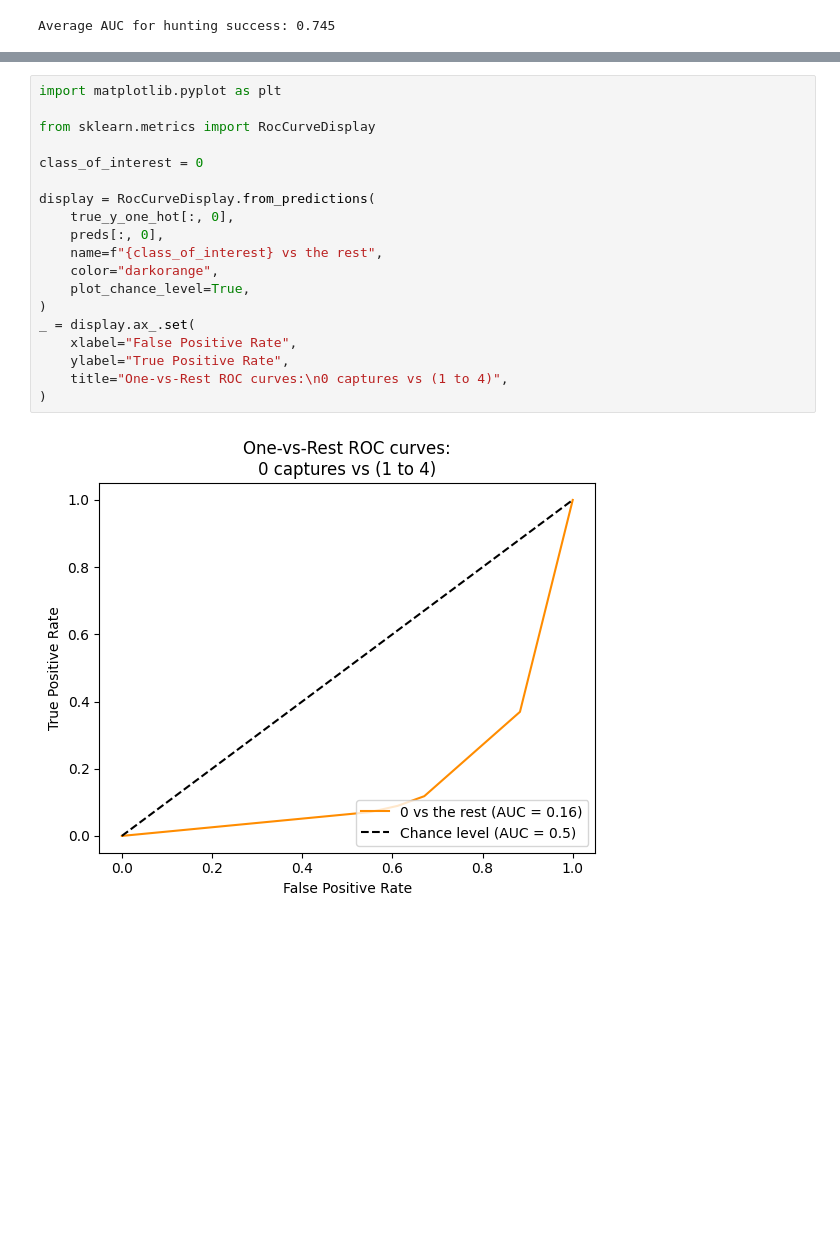
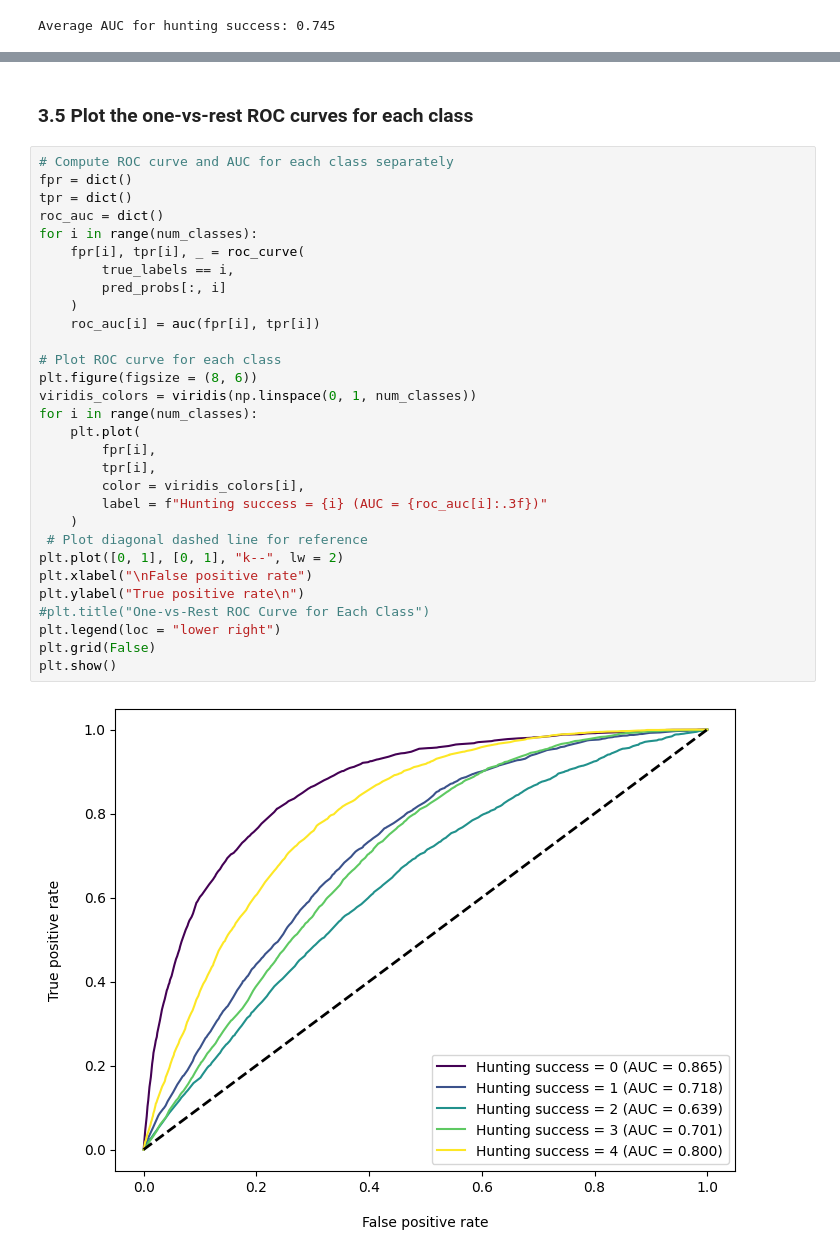
Before and after one commit to quantitative-ecologist/causal_predator-prey_int, a Jupyter notebook: code/models/eval-BayesNet.ipynb, the cells around one changed output, grey strips where cells are left out. Cells and saved outputs as stored; diff of their text form; blank space fills up the shorter version.

```diff
--- a/code/models/eval-BayesNet.ipynb
+++ b/code/models/eval-BayesNet.ipynb
@@ -153,24 +158,37 @@ plt.grid(False)
 plt.show()
 # %% [output]
 [figure]
-# %%
-import matplotlib.pyplot as plt
-
-from sklearn.metrics import RocCurveDisplay
-
-class_of_interest = 0
-
-display = RocCurveDisplay.from_predictions(
-    true_y_one_hot[:, 0],
-    preds[:, 0],
-    name=f"{class_of_interest} vs the rest",
-    color="darkorange",
-    plot_chance_level=True,
-)
-_ = display.ax_.set(
-    xlabel="False Positive Rate",
-    ylabel="True Positive Rate",
-    title="One-vs-Rest ROC curves:\n0 captures vs (1 to 4)",
-)
-# %% [output]
-[figure, removed]
+# %% [markdown]
+### 3.5 Plot the one-vs-rest ROC curves for each class
+# %%
+# Compute ROC curve and AUC for each class separately
+fpr = dict()
+tpr = dict()
+roc_auc = dict()
+for i in range(num_classes):
+    fpr[i], tpr[i], _ = roc_curve(
+        true_labels == i,
+        pred_probs[:, i]
+    )
+    roc_auc[i] = auc(fpr[i], tpr[i])
+
+# Plot ROC curve for each class
+plt.figure(figsize = (8, 6))
+viridis_colors = viridis(np.linspace(0, 1, num_classes))
+for i in range(num_classes):
+    plt.plot(
+        fpr[i],
+        tpr[i],
+        color = viridis_colors[i],
+        label = f"Hunting success = {i} (AUC = {roc_auc[i]:.3f})"
+    )
+ # Plot diagonal dashed line for reference
+plt.plot([0, 1], [0, 1], "k--", lw = 2)
+plt.xlabel("\nFalse positive rate")
+plt.ylabel("True positive rate\n")
+#plt.title("One-vs-Rest ROC Curve for Each Class")
+plt.legend(loc = "lower right")
+plt.grid(False)
+plt.show()
+# %% [output]
+[figure, added]
```
Also changed, not shown: parts of 6 cells of this notebook.
